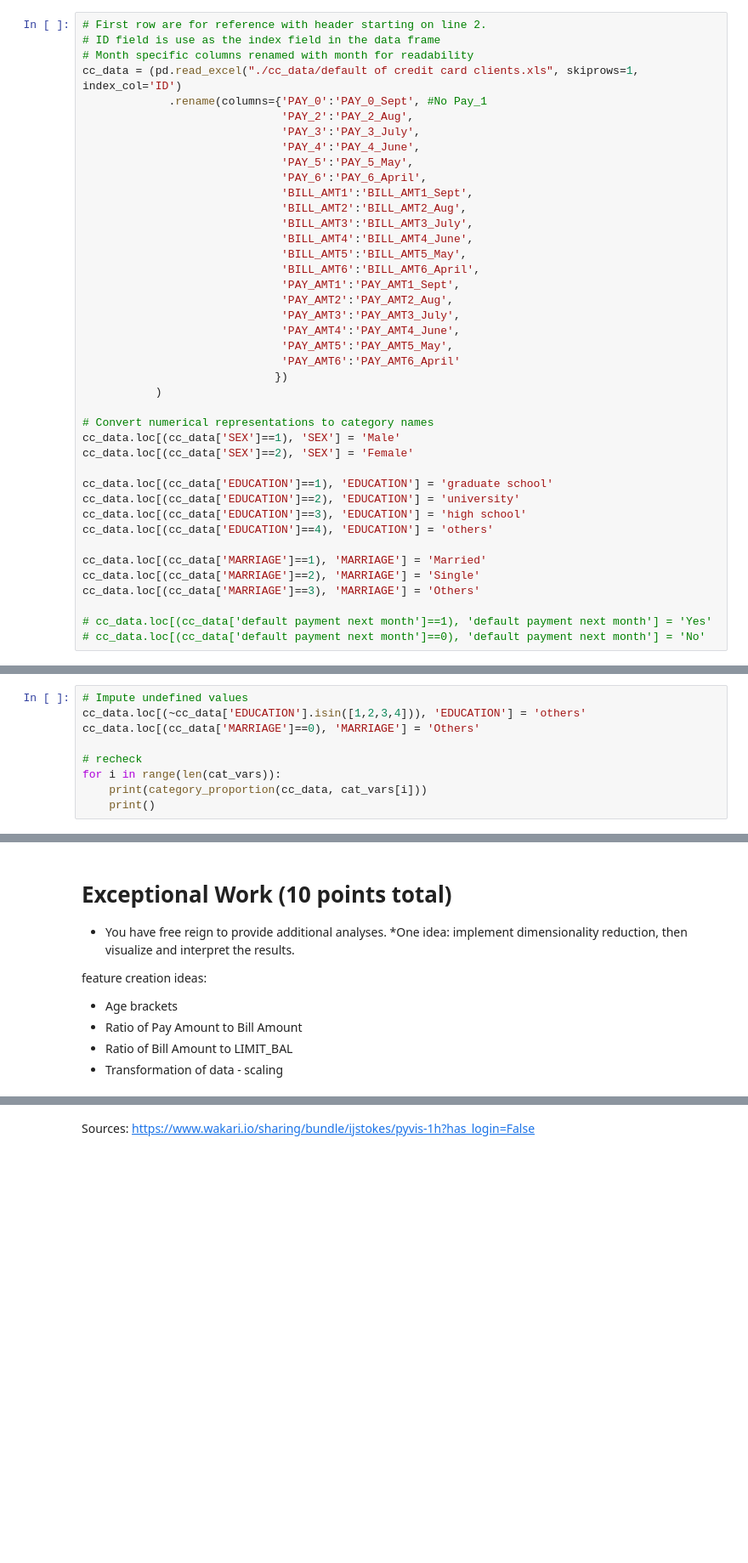
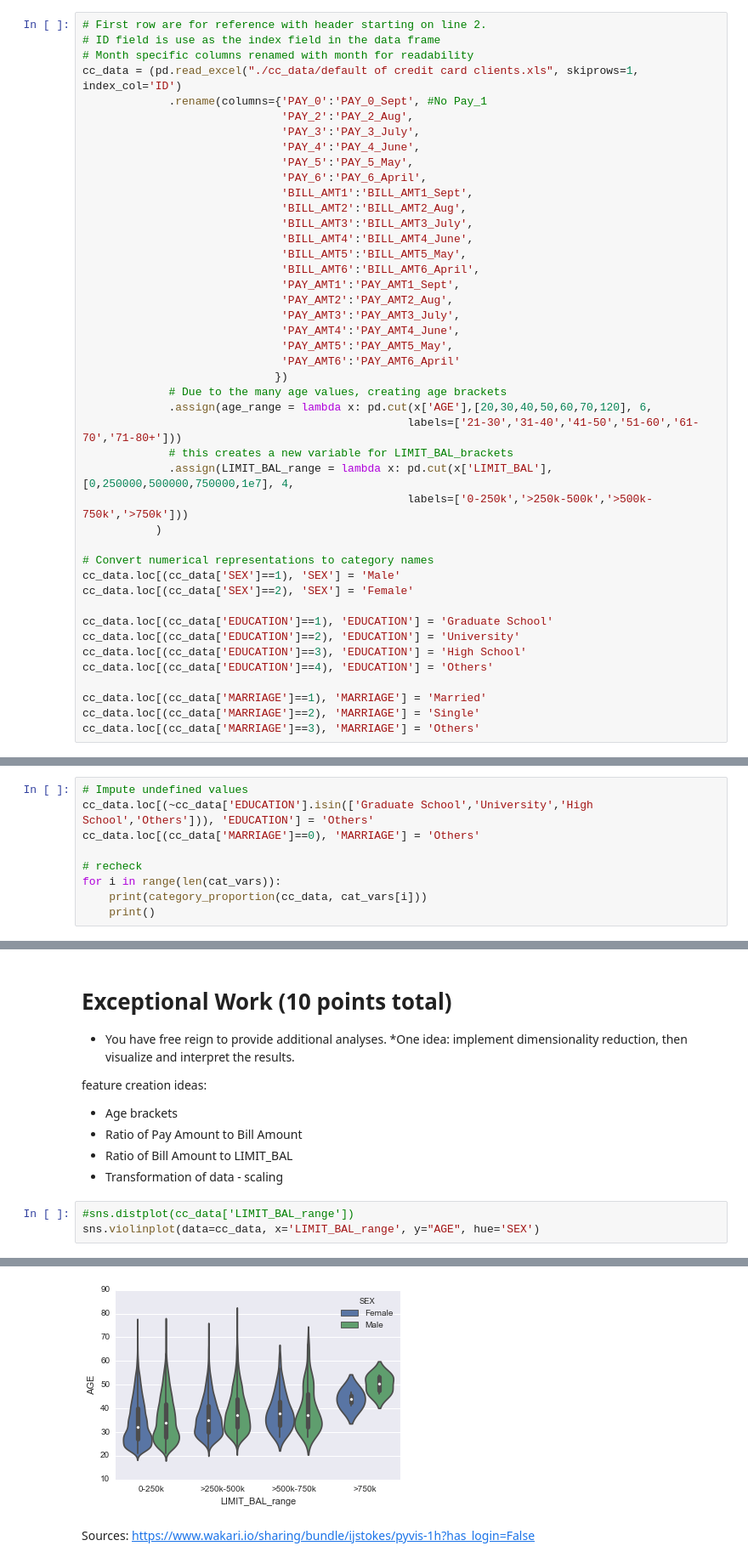
Before and after one commit to rlshuhart/MSDS7331_Project_1, a Jupyter notebook: MSDS7331_Project_1_Notebook.ipynb, the cells around one changed output, grey strips where cells are left out. Shown: that part at 85% size. Cells and saved outputs as stored; diff of their text form; blank space fills up the shorter version.

```diff
--- a/MSDS7331_Project_1_Notebook.ipynb
+++ b/MSDS7331_Project_1_Notebook.ipynb
@@ -110,20 +110,23 @@ cc_data = (pd.read_excel("./cc_data/default of credit card clients.xls", skiprow
                               'PAY_AMT5':'PAY_AMT5_May',
                               'PAY_AMT6':'PAY_AMT6_April'
                              })
+             # Due to the many age values, creating age brackets
+             .assign(age_range = lambda x: pd.cut(x['AGE'],[20,30,40,50,60,70,120], 6,
+                                                 labels=['21-30','31-40','41-50','51-60','61-70','71-80+']))
+             # this creates a new variable for LIMIT_BAL_brackets
+             .assign(LIMIT_BAL_range = lambda x: pd.cut(x['LIMIT_BAL'],[0,250000,500000,750000,1e7], 4,
+                                                 labels=['0-250k','>250k-500k','>500k-750k','>750k']))
            )
 
 # Convert numerical representations to category names
 cc_data.loc[(cc_data['SEX']==1), 'SEX'] = 'Male'
 cc_data.loc[(cc_data['SEX']==2), 'SEX'] = 'Female'
 
-cc_data.loc[(cc_data['EDUCATION']==1), 'EDUCATION'] = 'graduate school'
-cc_data.loc[(cc_data['EDUCATION']==2), 'EDUCATION'] = 'university'
-cc_data.loc[(cc_data['EDUCATION']==3), 'EDUCATION'] = 'high school'
-cc_data.loc[(cc_data['EDUCATION']==4), 'EDUCATION'] = 'others'
+cc_data.loc[(cc_data['EDUCATION']==1), 'EDUCATION'] = 'Graduate School'
+cc_data.loc[(cc_data['EDUCATION']==2), 'EDUCATION'] = 'University'
+cc_data.loc[(cc_data['EDUCATION']==3), 'EDUCATION'] = 'High School'
+cc_data.loc[(cc_data['EDUCATION']==4), 'EDUCATION'] = 'Others'
 
 cc_data.loc[(cc_data['MARRIAGE']==1), 'MARRIAGE'] = 'Married'
 cc_data.loc[(cc_data['MARRIAGE']==2), 'MARRIAGE'] = 'Single'
 cc_data.loc[(cc_data['MARRIAGE']==3), 'MARRIAGE'] = 'Others'
-
-# cc_data.loc[(cc_data['default payment next month']==1), 'default payment next month'] = 'Yes'
-# cc_data.loc[(cc_data['default payment next month']==0), 'default payment next month'] = 'No'
@@ -179,7 +188,7 @@ for i in range(len(cat_vars)):
 It appears EDUCATION, MARRIAGE, and PAY_0_Sept-PAY_6_April (history of past payment) have values not defined by the documentation. EDUCATION should only have values 1-4 representing graduate school(1), university(2), high school(3), and others(4), however, has 0, 5, and 6. The undefinded values make up only about 1% of the observations will be imputed to the 'others' category, 4. MARRIAGE documentation states 3 categories, married(1), single(2), and others(3), yet .2% of values are defined as 0. The value 0 for MARRIAGE will be imputed to the 'others' catgory of 3. According to the documentation, PAY_0_Sept-PAY_6_April, should have values -1 or 1-9, however, the data is different and the values range from -2 to 9. Following the logic, -2 must be two months early, -1 one month early, 0 on time, 1 one month late, and so on up to 9 where 9 represents 9 months late or more. Further investigation shows not much difference in default between -2 to 0.
 # %%
 # Impute undefined values
-cc_data.loc[(~cc_data['EDUCATION'].isin([1,2,3,4])), 'EDUCATION'] = 'others'
+cc_data.loc[(~cc_data['EDUCATION'].isin(['Graduate School','University','High School','Others'])), 'EDUCATION'] = 'Others'
 cc_data.loc[(cc_data['MARRIAGE']==0), 'MARRIAGE'] = 'Others'
 
 # recheck
@@ -273,3 +254,7 @@ feature creation ideas:
 * Ratio of Pay Amount to Bill Amount
 * Ratio of Bill Amount to LIMIT_BAL
 * Transformation of data - scaling
+# %%
+#sns.distplot(cc_data['LIMIT_BAL_range'])
+sns.violinplot(data=cc_data, x='LIMIT_BAL_range', y="AGE", hue='SEX')
+# %% [output]
@@ -276,3 +262,4 @@ feature creation ideas:
+[figure, added]
 # %% [markdown]
 Sources:
 https://www.wakari.io/sharing/bundle/ijstokes/pyvis-1h?has_login=False
```
Also changed, not shown: parts of 12 cells of this notebook.
